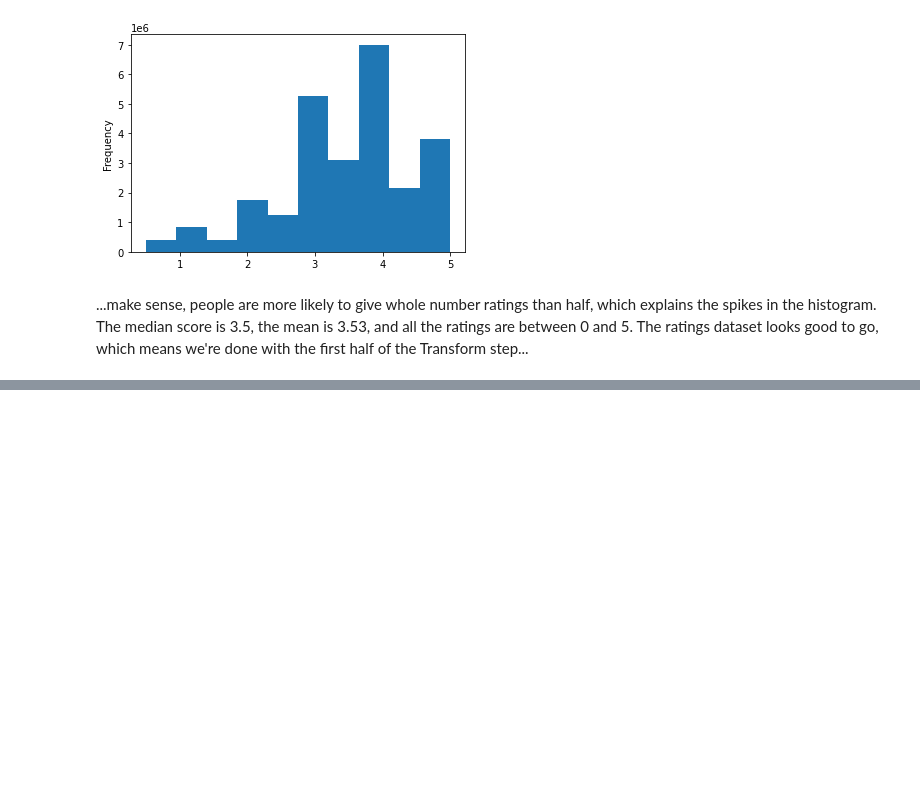
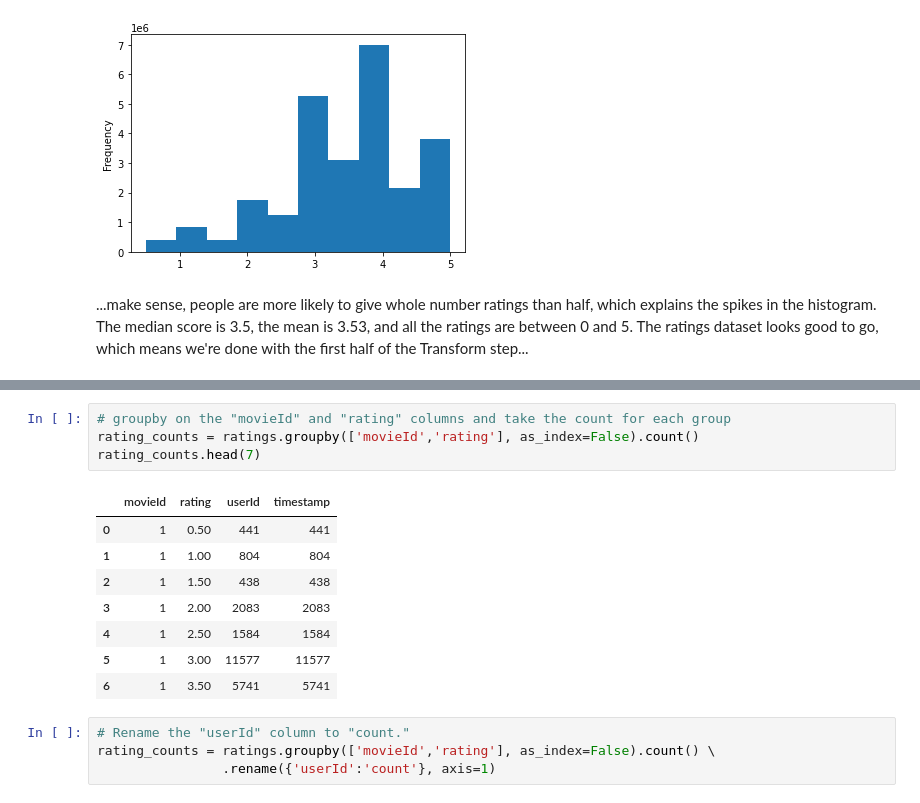
Before and after one commit to DarrenGLDad/Movies-ETL, a Jupyter notebook: Movies-ETL/ETL_clean.ipynb, the cells around one changed output, grey strips where cells are left out. Cells and saved outputs as stored; diff of their text form; blank space fills up the shorter version.

```diff
--- a/Movies-ETL/ETL_clean.ipynb
+++ b/Movies-ETL/ETL_clean.ipynb
@@ -1675,0 +1676,17 @@ movies_df.head(3)
+# %%
+# groupby on the "movieId" and "rating" columns and take the count for each group
+rating_counts = ratings.groupby(['movieId','rating'], as_index=False).count()
+rating_counts.head(7)
+# %% [output]
+|  | movieId | rating | userId | timestamp |
+| 0 | 1 | 0.50 | 441 | 441 |
+| 1 | 1 | 1.00 | 804 | 804 |
+| 2 | 1 | 1.50 | 438 | 438 |
+| 3 | 1 | 2.00 | 2083 | 2083 |
+| 4 | 1 | 2.50 | 1584 | 1584 |
+| 5 | 1 | 3.00 | 11577 | 11577 |
+| 6 | 1 | 3.50 | 5741 | 5741 |
+# %%
+# Rename the "userId" column to "count."
+rating_counts = ratings.groupby(['movieId','rating'], as_index=False).count() \
+                .rename({'userId':'count'}, axis=1)
```
Also changed, not shown: parts of 54 cells of this notebook, 1 other file.
